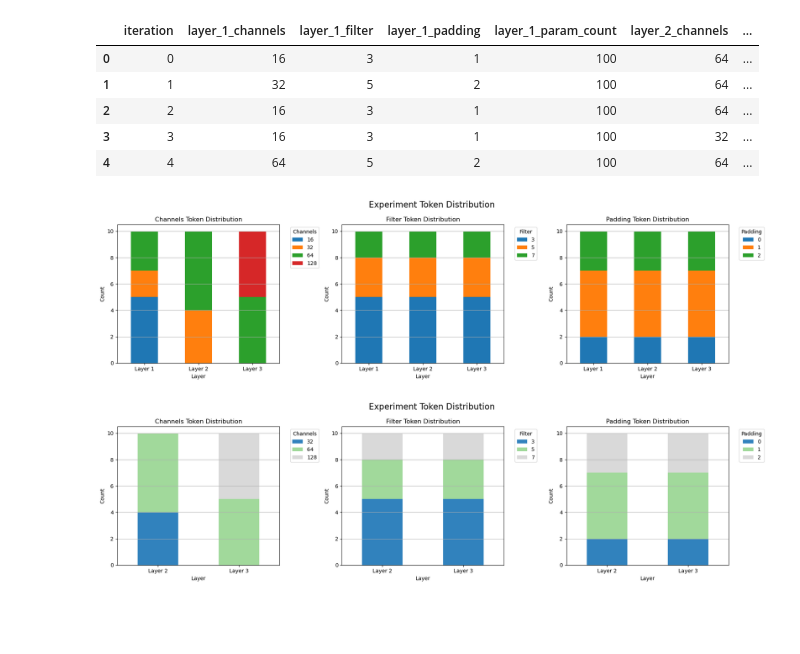
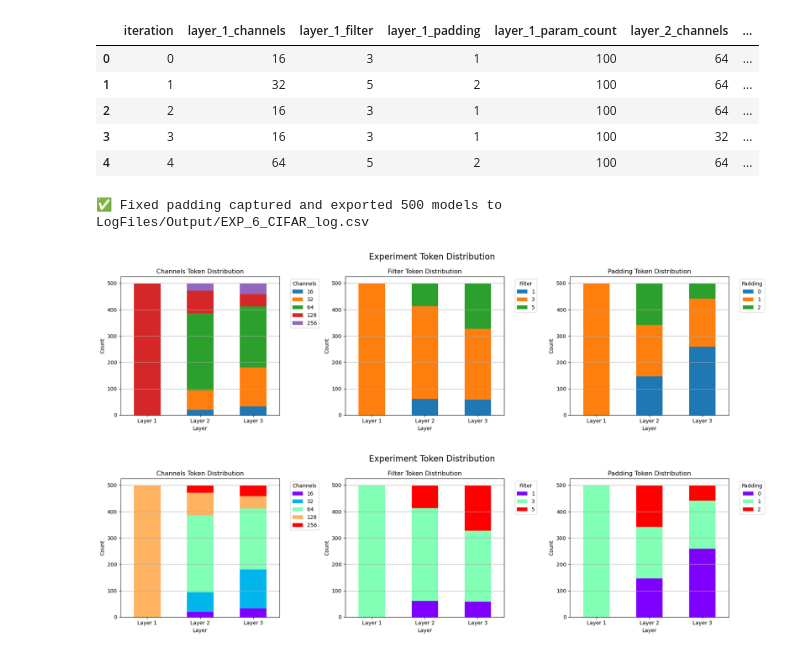
Before and after one commit to rahul0299/neural-arch-search-cs5242, a Jupyter notebook: analysis.ipynb, the cells around one changed output. Cells and saved outputs as stored; diff of their text form; code cells hidden in the pictures; blank space fills up the shorter version.

```diff
--- a/analysis.ipynb
+++ b/analysis.ipynb
@@ -2,6 +2,8 @@
 # Sample Data
 
 import pandas as pd
+import Log_metrics_extract as lm
+import os
 
 # Create a dummy dataframe structure to simulate the actual CSV
 columns = [
@@ -23,7 +25,7 @@ df = pd.DataFrame({
     "layer_2_filter": [3, 3, 5, 3, 5, 5, 7, 3, 3, 7],
     "layer_2_padding": [1, 1, 2, 1, 2, 0, 0, 1, 2, 1],
     "layer_2_param_count": [200]*10,
-    "layer_3_channel": [128, 64, 64, 128, 64, 128, 64, 128, 64, 128],
+    "layer_3_channels": [128, 64, 64, 128, 64, 128, 64, 128, 64, 128],
     "layer_3_filter": [3, 3, 5, 3, 5, 5, 7, 3, 3, 7],
     "layer_3_padding": [1, 1, 2, 1, 2, 0, 0, 1, 2, 1],
     "layer_3_param_count": [300]*10,
@@ -41,7 +43,7 @@ df.head()
 # %%
 import matplotlib.pyplot as plt
 
-def plot_token_distribution(df, include_layer1=True, use_sns=False):
+def plot_token_distribution(df, include_layer1=True, use_sns=False, sns_palette="tab20c"):
     """
     Plot token distributions (channels, filter, padding) in a 1x3 subplot layout.
 
@@ -51,7 +53,7 @@ def plot_token_distribution(df, include_layer1=True, use_sns=False):
         use_sns (bool): Whether to use seaborn or matplotlib styles.
     """
     token_map = {
-        "channels": ["layer_1_channels", "layer_2_channels", "layer_3_channel"],
+        "channels": ["layer_1_channels", "layer_2_channels", "layer_3_channels"],
         "filter": ["layer_1_filter", "layer_2_filter", "layer_3_filter"],
         "padding": ["layer_1_padding", "layer_2_padding", "layer_3_padding"]
     }
@@ -73,7 +75,7 @@ def plot_token_distribution(df, include_layer1=True, use_sns=False):
         pivot = token_counts.pivot(index="Layer", columns="Token", values="Count").fillna(0)
 
         ax = axs[i]
-        pivot.plot(kind="bar", stacked=True, ax=ax, colormap="tab20c" if use_sns else None)
+        pivot.plot(kind="bar", stacked=True, ax=ax, colormap=sns_palette if use_sns else None)
         ax.set_title(f"{token_type.capitalize()} Token Distribution")
         ax.set_ylabel("Count")
         ax.set_xlabel("Layer")
@@ -86,9 +103,19 @@ def plot_token_distribution(df, include_layer1=True, use_sns=False):
+# %%
+experiment_name = "EXP_6_CIFAR"
+
+generate_token_distribution_csv(experiment_name)
+# %% [output]
+✅ Fixed padding captured and exported 500 models to LogFiles/Output/EXP_6_CIFAR_log.csv
 # %%
 # Matplotlib version
+path = os.path.join("LogFiles", "Output", f"{experiment_name}_log.csv")
+df = pd.read_csv(path)
+
+
 plot_token_distribution(df, include_layer1=True, use_sns=False)
 
 # Seaborn version
-plot_token_distribution(df, include_layer1=False, use_sns=True)
+plot_token_distribution(df, include_layer1=True, use_sns=True, sns_palette="rainbow")
 # %% [output]
-[figure, old version]
+[figure, new version]
-[figure, old version]
+[figure, new version]
```
Also changed, not shown: parts of 3 cells of this notebook, 8 other files.
